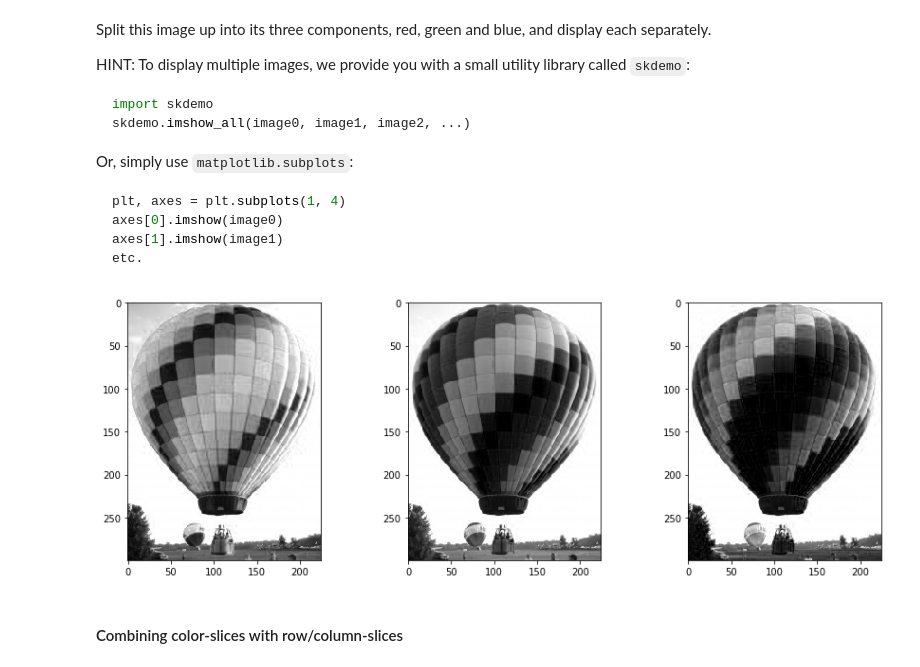
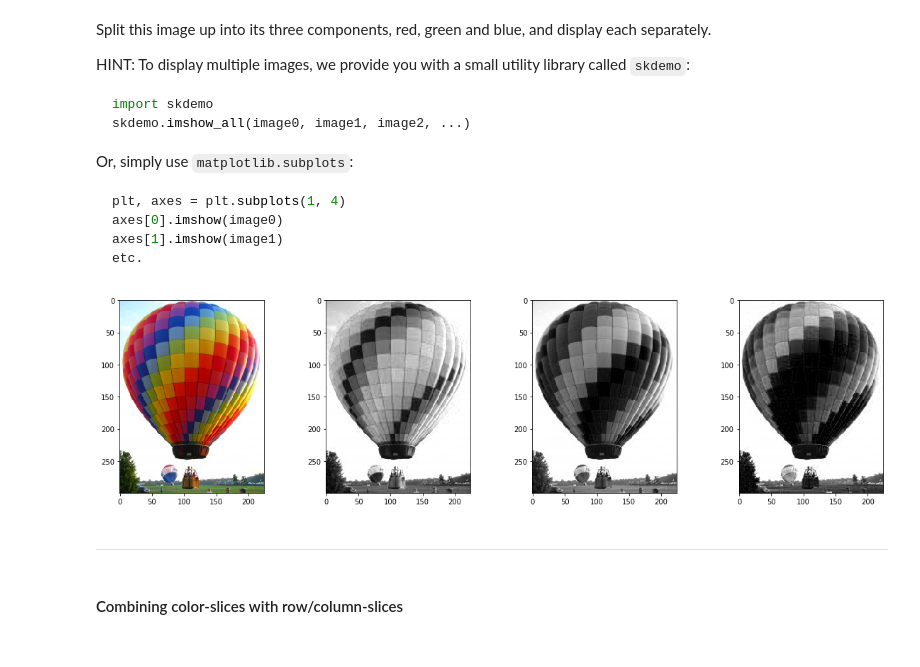
Before and after one commit to MatheusBorgesKamla/Scikit_Image_Tutorial, a Jupyter notebook: lectures/0_color_and_exposure.ipynb, the cells around one changed output. Cells and saved outputs as stored; diff of their text form; code cells hidden in the pictures.

```diff
--- a/lectures/0_color_and_exposure.ipynb
+++ b/lectures/0_color_and_exposure.ipynb
@@ -82,9 +82,3 @@ etc.
 # %%
 from skimage import io
 color_image = io.imread('../images/balloon.jpg')
-# %%
-import skdemo
-skdemo.imshow_all(color_image[...,0],color_image[...,1
-                                                ],color_image[...,2])
-# %% [output]
-[figure, removed]
@@ -91,3 +88,14 @@ skdemo.imshow_all(color_image[...,0],color_image[...,1
+# %%
+# This code is just a template to get you started.
+red_image = color_image[:,:,0]
+green_image = color_image[:,:,1]
+blue_image = color_image[:,:,2]
+
+skdemo.imshow_all(color_image, red_image, green_image, blue_image)
+# %% [output]
+[figure, added]
+# %% [markdown]
+---
 # %% [markdown]
 #### Combining color-slices with row/column-slices
 # %% [markdown]
```
Also changed, not shown: parts of 9 cells of this notebook.
